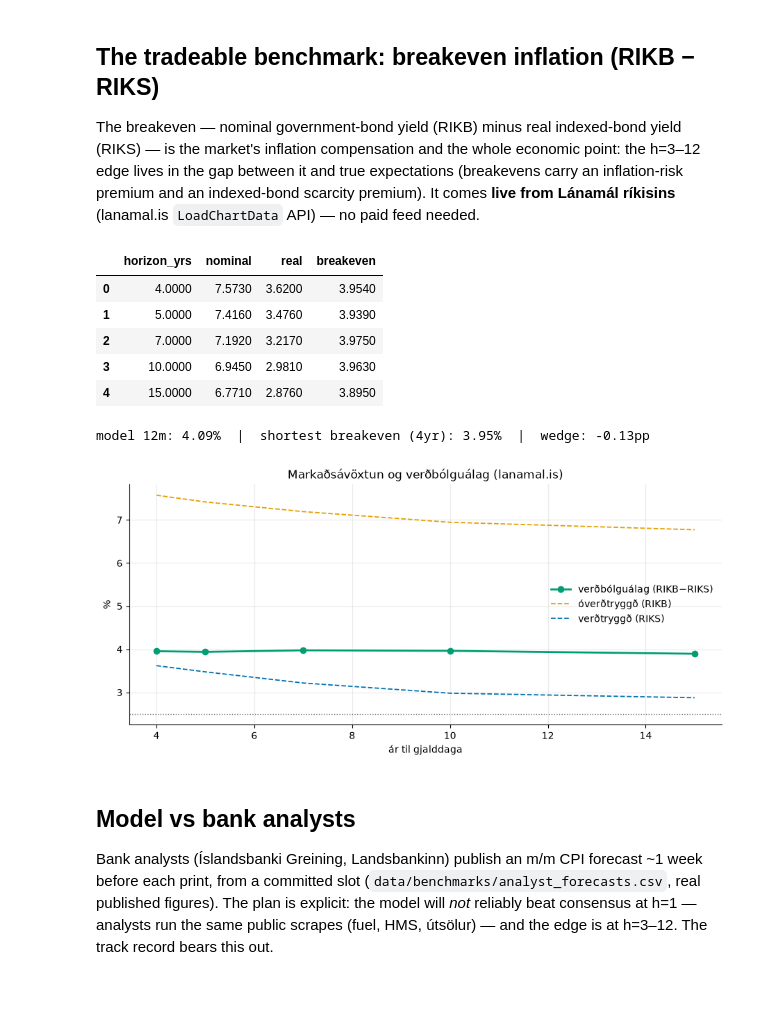
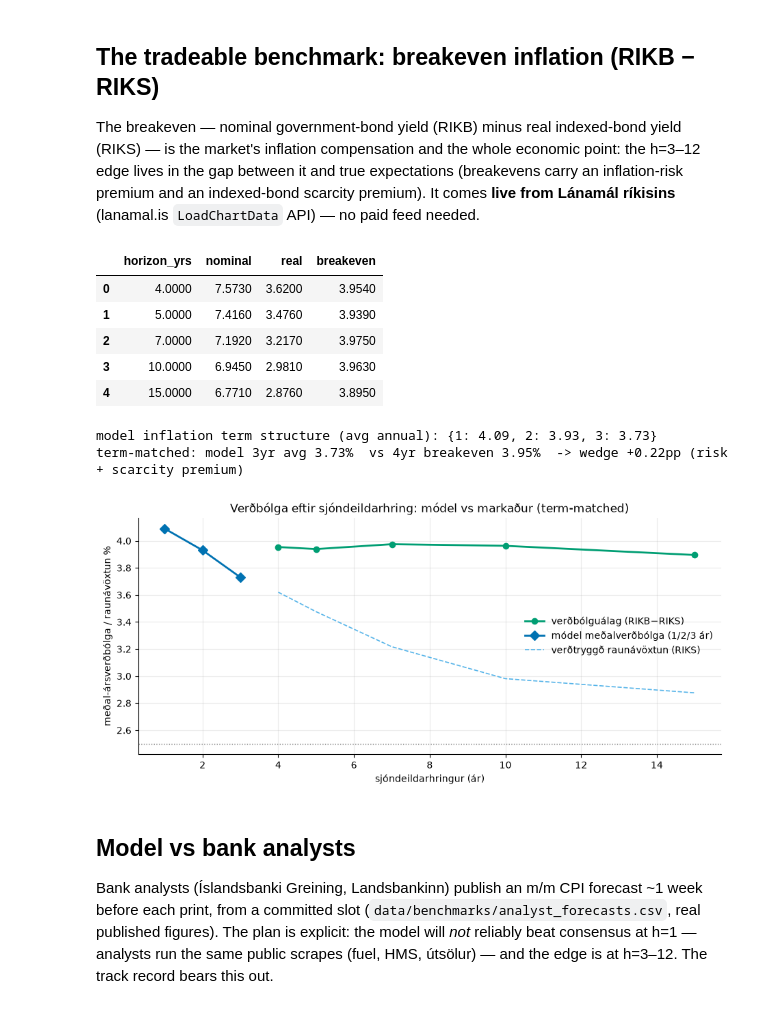
Before and after one commit to fridriksv-sys/CPI-Analysis, a Jupyter notebook: notebooks/08_backtest_report.ipynb, the cells around one changed output. Cells and saved outputs as stored; diff of their text form; code cells hidden in the pictures.

```diff
--- a/notebooks/08_backtest_report.ipynb
+++ b/notebooks/08_backtest_report.ipynb
@@ -141,10 +141,12 @@ lanamal.update_breakeven_slot()               # fetch RIKB/RIKS, write the slot
 cur = lanamal.breakeven_curve()
 display(cur)
 rep = report.build_report()                   # reused by the one-pager below
-mvb = benchmarks.model_vs_breakeven(rep["yy_12m"])
-print(f"model 12m: {rep['yy_12m']:.2f}%  |  shortest breakeven "
-      f"({mvb['breakeven_horizon_yrs']:.0f}yr): {mvb['breakeven']:.2f}%  |  "
-      f"wedge: {mvb['implied_wedge']:+.2f}pp")
+mvb = rep["model_vs_breakeven"]               # term-matched (from the 36-month path)
+print("model inflation term structure (avg annual):",
+      {int(t["horizon_yrs"]): t["avg_infl"] for t in mvb["model_term"]})
+print(f"term-matched: model {mvb['model_horizon_yrs']:.0f}yr avg {mvb['model_avg']:.2f}%  "
+      f"vs {mvb['breakeven_horizon_yrs']:.0f}yr breakeven {mvb['breakeven']:.2f}%  "
+      f"-> wedge {mvb['implied_wedge']:+.2f}pp (risk + scarcity premium)")
 # %% [output]
 |  | horizon_yrs | nominal | real | breakeven |
 | 0 | 4.0000 | 7.5730 | 3.6200 | 3.9540 |
@@ -152,19 +154,22 @@ print(f"model 12m: {rep['yy_12m']:.2f}%  |  shortest breakeven "
 | 2 | 7.0000 | 7.1920 | 3.2170 | 3.9750 |
 | 3 | 10.0000 | 6.9450 | 2.9810 | 3.9630 |
 | 4 | 15.0000 | 6.7710 | 2.8760 | 3.8950 |
-model 12m: 4.09%  |  shortest breakeven (4yr): 3.95%  |  wedge: -0.13pp
+model inflation term structure (avg annual): {1: 4.09, 2: 3.93, 3: 3.73}
+term-matched: model 3yr avg 3.73%  vs 4yr breakeven 3.95%  -> wedge +0.22pp (risk + scarcity premium)
 # %%
+term = mvb["model_term"]
 fig, ax = plt.subplots()
 ax.plot(cur.horizon_yrs, cur.breakeven, color=C["green"], lw=2, marker="o", label="verðbólguálag (RIKB−RIKS)")
-ax.plot(cur.horizon_yrs, cur.nominal, color=C["orange"], lw=1.3, ls="--", label="óverðtryggð (RIKB)")
-ax.plot(cur.horizon_yrs, cur.real, color=C["blue"], lw=1.3, ls="--", label="verðtryggð (RIKS)")
+ax.plot([t["horizon_yrs"] for t in term], [t["avg_infl"] for t in term],
+        color=C["blue"], lw=2, marker="D", ms=7, label="módel meðalverðbólga (1/2/3 ár)")
+ax.plot(cur.horizon_yrs, cur.real, color=C["sky"], lw=1.2, ls="--", label="verðtryggð raunávöxtun (RIKS)")
 ax.axhline(2.5, color=C["black"], lw=1, ls=":", alpha=0.6)
-ax.set_xlabel("ár til gjalddaga"); ax.set_ylabel("%")
-ax.set_title("Markaðsávöxtun og verðbólguálag (lanamal.is)")
+ax.set_xlabel("sjóndeildarhringur (ár)"); ax.set_ylabel("meðal-ársverðbólga / raunávöxtun %")
+ax.set_title("Verðbólga eftir sjóndeildarhring: módel vs markaður (term-matched)")
 ax.legend(frameon=False)
 plt.show()
 # %% [output]
-[figure, old version]
+[figure, new version]
 # %% [markdown]
 ## Model vs bank analysts
 
```
Also changed, not shown: parts of 1 cell of this notebook, 4 other files.
